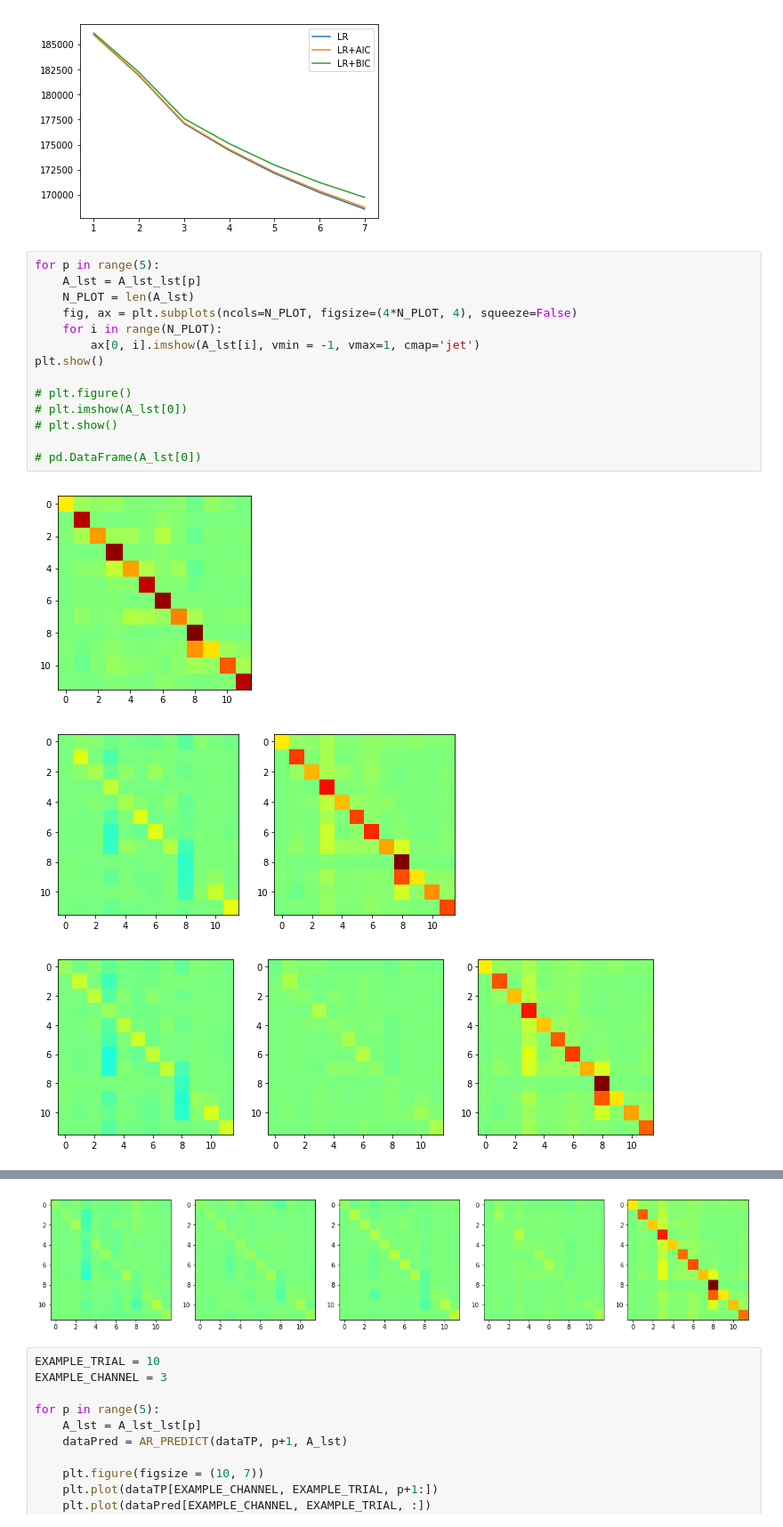
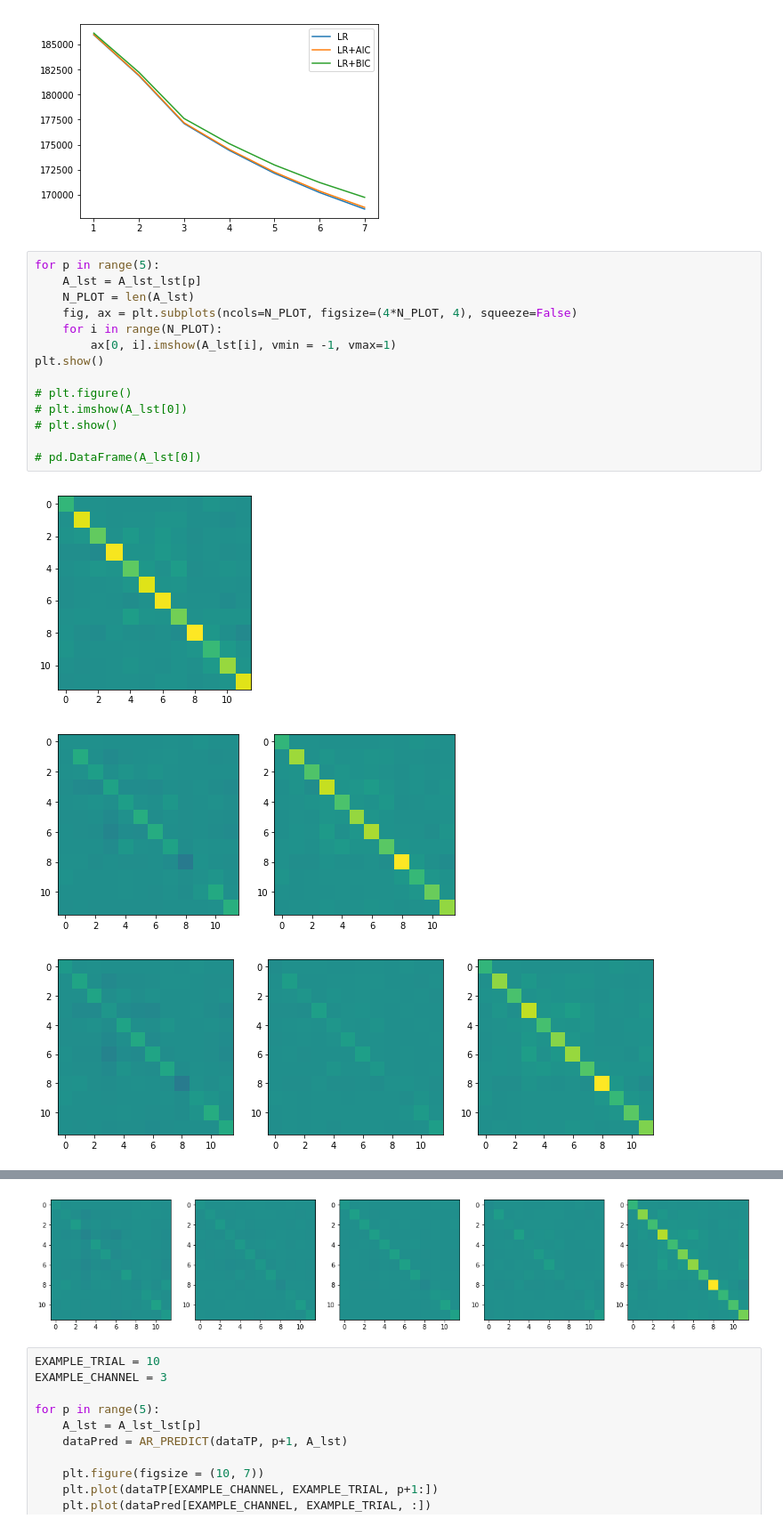
Before and after one commit to aleksejs-fomins/TNU2019-Project, a Jupyter notebook: src/mar/mar_naive_analytic_noinput.ipynb, the cells around one changed output, grey strips where cells are left out. Shown at 89% size. Drawn from its saved outputs; the diff is of its cells as text.

```diff
--- a/src/mar/mar_naive_analytic_noinput.ipynb
+++ b/src/mar/mar_naive_analytic_noinput.ipynb
@@ -109,18 +109,18 @@ plt.show()
 # %%
 for p in range(5):
     A_lst = A_lst_lst[p]
     N_PLOT = len(A_lst)
     fig, ax = plt.subplots(ncols=N_PLOT, figsize=(4*N_PLOT, 4), squeeze=False)
     for i in range(N_PLOT):
-        ax[0, i].imshow(A_lst[i], vmin = -1, vmax=1, cmap='jet')
+        ax[0, i].imshow(A_lst[i], vmin = -1, vmax=1)
 plt.show()
 
 # plt.figure()
 # plt.imshow(A_lst[0])
 # plt.show()
 
 # pd.DataFrame(A_lst[0])
 # %% [output]
-[figure, old version]
+[figure, new version]
-[figure, old version]
+[figure, new version]
-[figure, old version]
+[figure, new version]
@@ -128,4 +128,4 @@ plt.show()
-[figure, old version]
+[figure, new version]
 # %%
 EXAMPLE_TRIAL = 10
 EXAMPLE_CHANNEL = 3
```
Also changed, not shown: parts of 3 cells of this notebook, 4 other files.
